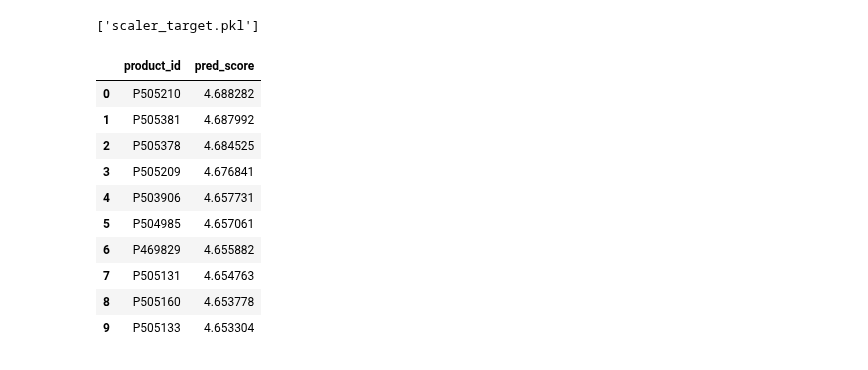
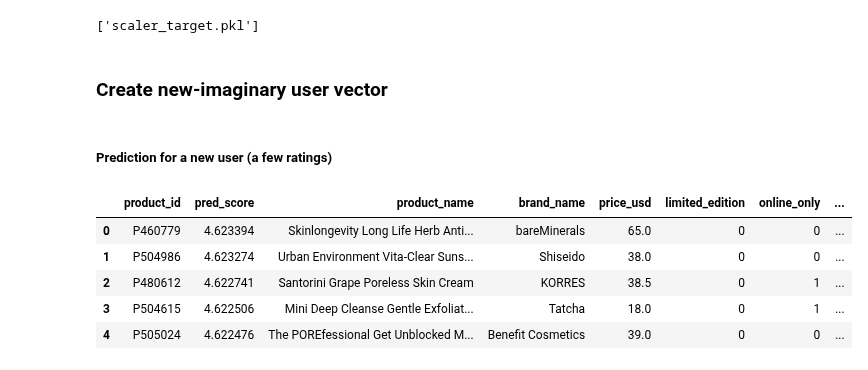
Before and after one commit to nurs-1502/Web_Mining_Project, a Jupyter notebook: NeuralNetworkApproach/NN_w_textFeatures.ipynb, the cells around one changed output. Cells and saved outputs as stored; diff of their text form; code cells hidden in the pictures.

Commit message:
add final saved model and handle duplicated user-item pairs in ratings

```diff
--- a/NeuralNetworkApproach/NN_w_textFeatures.ipynb
+++ b/NeuralNetworkApproach/NN_w_textFeatures.ipynb
@@ -82,0 +161,4 @@ df_reviews_final = df_reviews_final.loc[~df_reviews_final['author_id'].str.conta
+# %%
+#Keep only (author_id, product_id) pairs where std == 0 (i.e., exact matches)
+pairs_to_keep = dupe_stats[dupe_stats['std'] == 0].index
+print(len(pairs_to_keep), 'duplicate (user, item) pairs are kept out of', num_unique_duplicated_pairs)
@@ -82,0 +176,5 @@ df_reviews_final = df_reviews_final.loc[~df_reviews_final['author_id'].str.conta
+# %%
+#Final cleaned DataFrame
+df_reviews_cleaned = pd.concat([non_dupes, exact_dupes], ignore_index=True)
+# %%
+df_reviews_final = df_reviews_cleaned.copy()
@@ -1202,4 +1261,13 @@ display(merged)
 # %%
-#from tensorflow.keras.models import load_model
+def l2_normalize(x):
+    return tf.math.l2_normalize(x, axis=1)
 
-#final_model = load_model("final_two_tower_model.keras", safe_mode=False)
+def to_float32(t):
+    return tf.cast(t, tf.float32)
+
+custom_objects = {
+    "l2_normalize": l2_normalize,
+    "to_float32": to_float32
+}
+
+final_model_new = load_model("final_two_tower_model_last.keras", custom_objects=custom_objects, compile=False)
@@ -1344,0 +1339,2 @@ def build_user_vector(raw_reviews: pd.DataFrame) -> pd.DataFrame:
+# %% [markdown]
+### Create new-imaginary user vector
@@ -1374,51 +1493,52 @@ u_vec_anonymous     = build_user_vector(pd.DataFrame())   # anonymous fallback
 # %%
 #u_vec_reviewed
 #u_vec_reviewed[user_train_df_cols]
+# %% [markdown]
+##### Prediction for a new user (a few ratings)
 # %%
-# ------------------------------------------------------------------
-# 2.  Prepare the full item-feature matrix (shape: n_items × num_item_features)
+# Prepare the full item-feature matrix (shape: n_items × num_item_features)
 item_features_no_dup = item_features_ordered.drop_duplicates(keep='first')
-item_ids  = item_features_no_dup["product_id"].values          # keep for later
+item_ids  = item_features_no_dup["product_id"].values
 item_mat  = item_features_no_dup.drop("product_id", axis=1) \
                                    .to_numpy(dtype=np.float32)
 
-# ------------------------------------------------------------------
-# 3.  Predict in batches (fast + avoids memory blow-up)
-BATCH   = 4096                      # tune to your GPU / RAM
+# Predict in batches
+BATCH   = 4096
 n_items = item_mat.shape[0]
 
 scores = []
 for start in range(0, n_items, BATCH):
     end   = start + BATCH
     batch_item = item_mat[start:end]
 
     # repeat the single user-vector to match this batch size
     batch_user = np.repeat(u_vec_reviewed.to_numpy(dtype=np.float32), repeats=len(batch_item), axis=0)
 
-    batch_scores = final_model.predict([batch_user, batch_item],
+    batch_scores = final_model_new.predict([batch_user, batch_item],
                                  batch_size=len(batch_item),
                                  verbose=0).reshape(-1)
     scores.append(batch_scores)
 
 scores = np.concatenate(scores)
 scores_raw = scalerTarget.inverse_transform(scores.reshape(-1, 1)).ravel()
 
-# 5.  Build a ranked table
+# Build a ranked table
 recommendations = pd.DataFrame({
     "product_id": item_ids,
     "pred_score": scores_raw  # now in original rating scale
 }).sort_values("pred_score", ascending=False).reset_index(drop=True)
 
-display(recommendations.head(10))
+#display(recommendations.head(10))
+merged_preds = pd.merge(recommendations,
+                  pro_inf[['product_id', 'product_name', 'brand_name', 'price_usd',
+                           'limited_edition', 'online_only', 'primary_category', 'secondary_category']],
+                  on='product_id',
+                  how='left')
+merged_preds.head()
 # %% [output]
-|  | product_id | pred_score |
-| 0 | P505210 | 4.688282 |
-| 1 | P505381 | 4.687992 |
-| 2 | P505378 | 4.684525 |
-| 3 | P505209 | 4.676841 |
-| 4 | P503906 | 4.657731 |
-| 5 | P504985 | 4.657061 |
-| 6 | P469829 | 4.655882 |
-| 7 | P505131 | 4.654763 |
-| 8 | P505160 | 4.653778 |
-| 9 | P505133 | 4.653304 |
+|  | product_id | pred_score | product_name | brand_name | price_usd | limited_edition | online_only | ... |
+| 0 | P460779 | 4.623394 | Skinlongevity Long Life Herb Anti... | bareMinerals | 65.0 | 0 | 0 | ... |
+| 1 | P504986 | 4.623274 | Urban Environment Vita-Clear Suns... | Shiseido | 38.0 | 0 | 0 | ... |
+| 2 | P480612 | 4.622741 | Santorini Grape Poreless Skin Cream | KORRES | 38.5 | 0 | 1 | ... |
+| 3 | P504615 | 4.622506 | Mini Deep Cleanse Gentle Exfoliat... | Tatcha | 18.0 | 0 | 1 | ... |
+| 4 | P505024 | 4.622476 | The POREfessional Get Unblocked M... | Benefit Cosmetics | 39.0 | 0 | 0 | ... |
```
Also changed, not shown: parts of 57 cells of this notebook, 1 other file.
